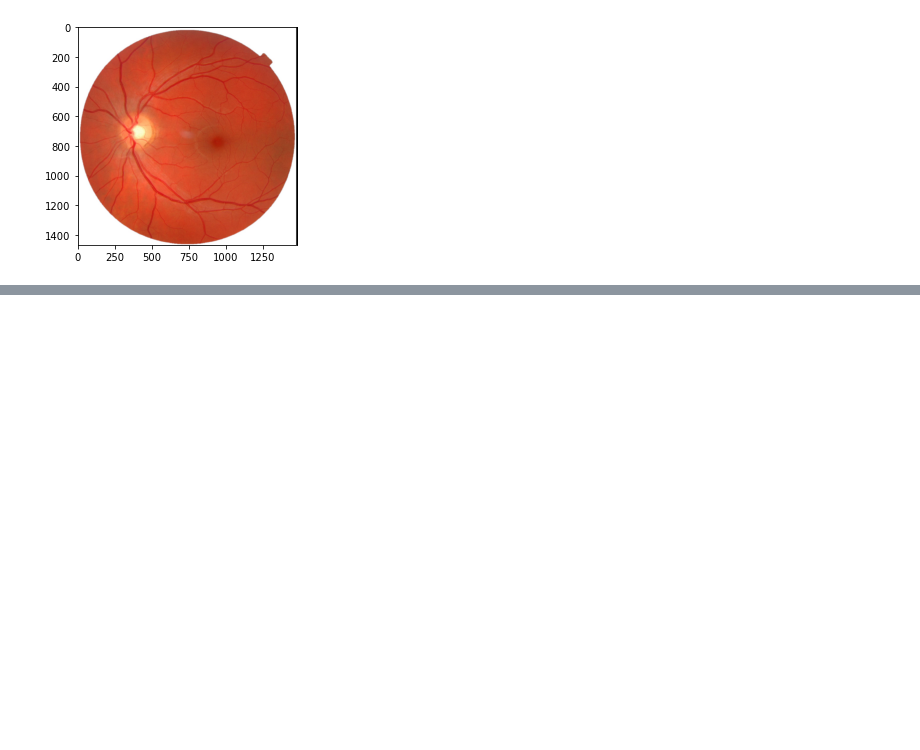
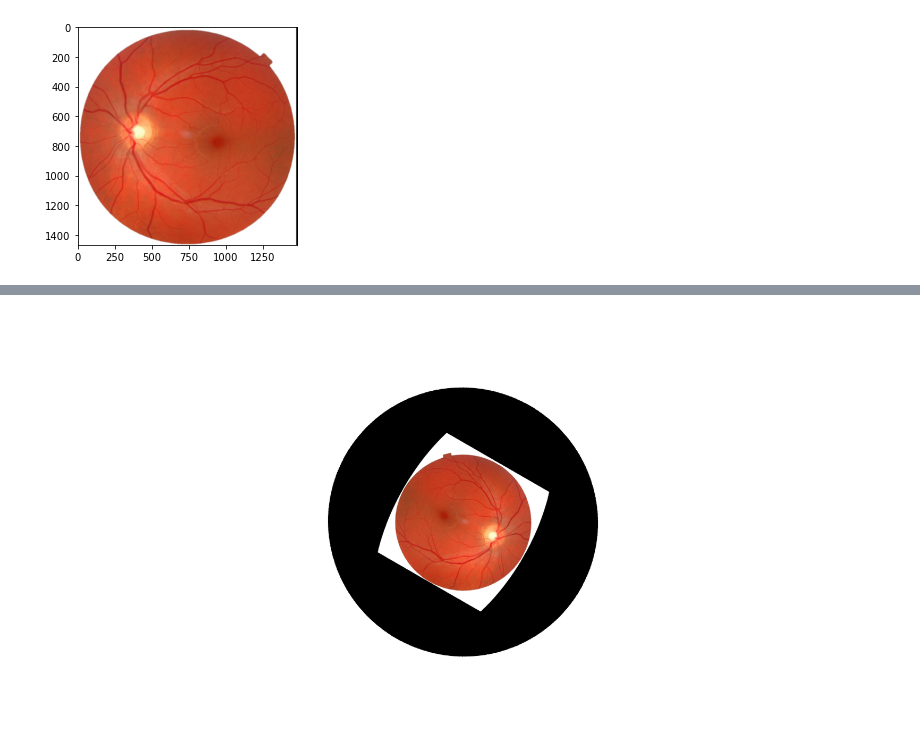
Before and after one commit to stuwilmur/sim-eye, a Jupyter notebook: develop gore2.ipynb, the cells around one changed output, grey strips where cells are left out. Saved outputs shown, nothing was run; the diff lists cells and outputs as text; code cells hidden in the pictures; blank space fills up the shorter version.

```diff
--- a/develop gore2.ipynb
+++ b/develop gore2.ipynb
@@ -39,0 +39,5 @@ plt.imshow(polar2)
+# %%
+polecap = gore2.polecap(swapped2, num_gores = 6)
+polecap
+# %% [output]
+[figure, added]
```
Also changed, not shown: parts of 6 cells of this notebook, 2 other files.
